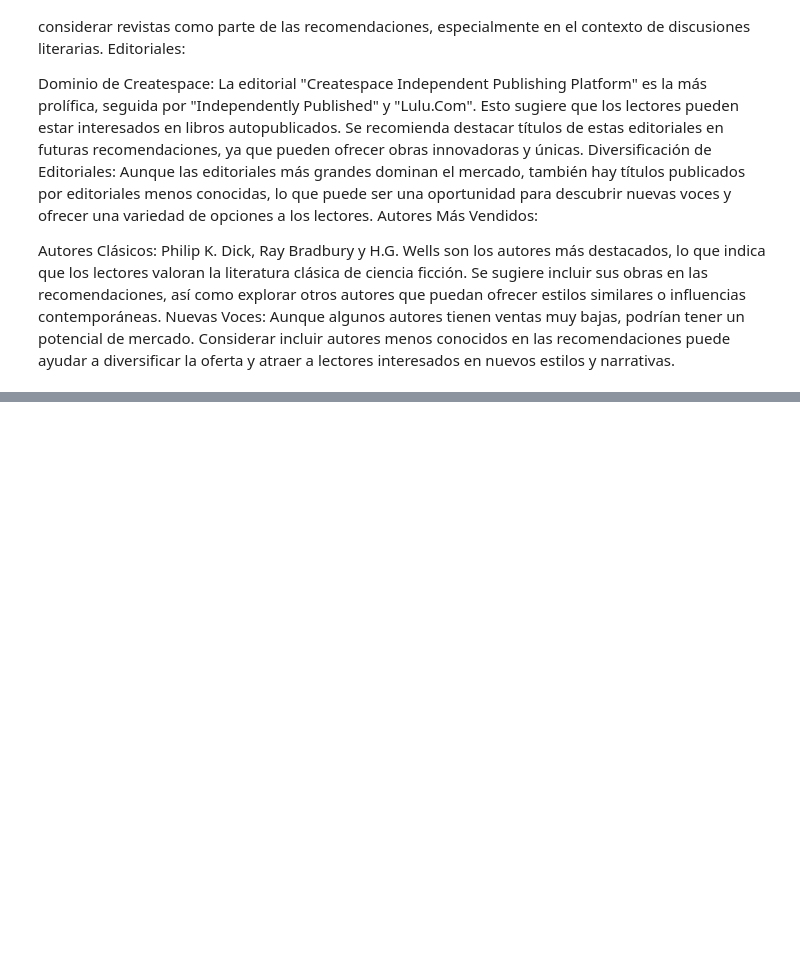
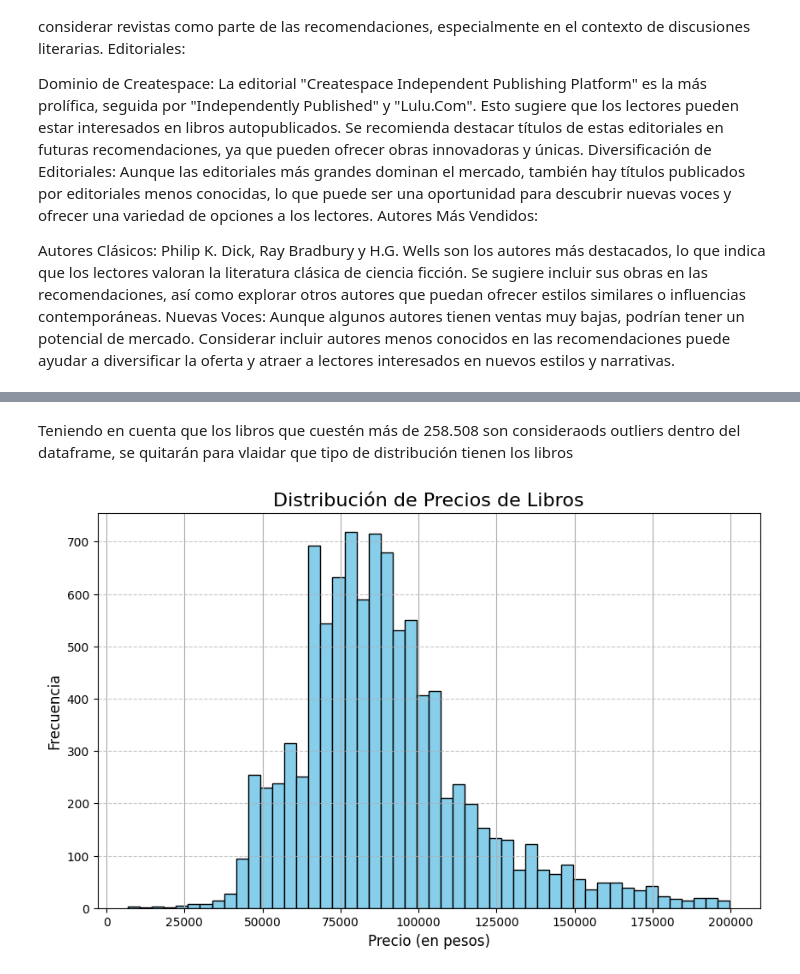
Before and after one commit to MateoOspinaDev/LibreriaScraping, a Jupyter notebook: Ospina_Mateo_Analizando_EA1.ipynb, the cells around one changed output, grey strips where cells are left out. Drawn from its saved outputs; the diff is of its cells as text; code cells hidden in the pictures; blank space fills up the shorter version.

Commit message:
Se añade el histograma para el valor precios y se hace un breve analisis

```diff
--- a/Ospina_Mateo_Analizando_EA1.ipynb
+++ b/Ospina_Mateo_Analizando_EA1.ipynb
@@ -297,0 +302,5 @@ Nuevas Voces: Aunque algunos autores tienen ventas muy bajas, podrían tener un
+# %%
+# Se transforma la variable precio a numérica
+df['precio'] = df['precio'].astype(str)  # Asegurarse de que todo es string
+df['precio'] = df['precio'].str.replace(r'[^\d]', '', regex=True)  # Remover caracteres no numéricos
+df['precio'] = df['precio'].astype(int)  # Convertir a entero
@@ -297,0 +327,16 @@ Nuevas Voces: Aunque algunos autores tienen ventas muy bajas, podrían tener un
+# %% [markdown]
+Teniendo en cuenta que los libros que cuestén más de 258.508 son consideraods outliers dentro del dataframe, se quitarán para vlaidar que tipo de distribución tienen los libros
+# %%
+# Filtros para eliminar outliers
+filtered_df = df[df['precio'] < 200000]
+
+# Gráfico del histograma
+plt.figure(figsize=(10, 6))
+filtered_df['precio'].hist(bins=50, color='skyblue', edgecolor='black')
+plt.title('Distribución de Precios de Libros', fontsize=16)
+plt.xlabel('Precio (en pesos)', fontsize=12)
+plt.ylabel('Frecuencia', fontsize=12)
+plt.grid(axis='y', linestyle='--', alpha=0.7)
+plt.show()
+# %% [output]
+[figure, added]
```
Also changed, not shown: parts of 6 cells of this notebook.
